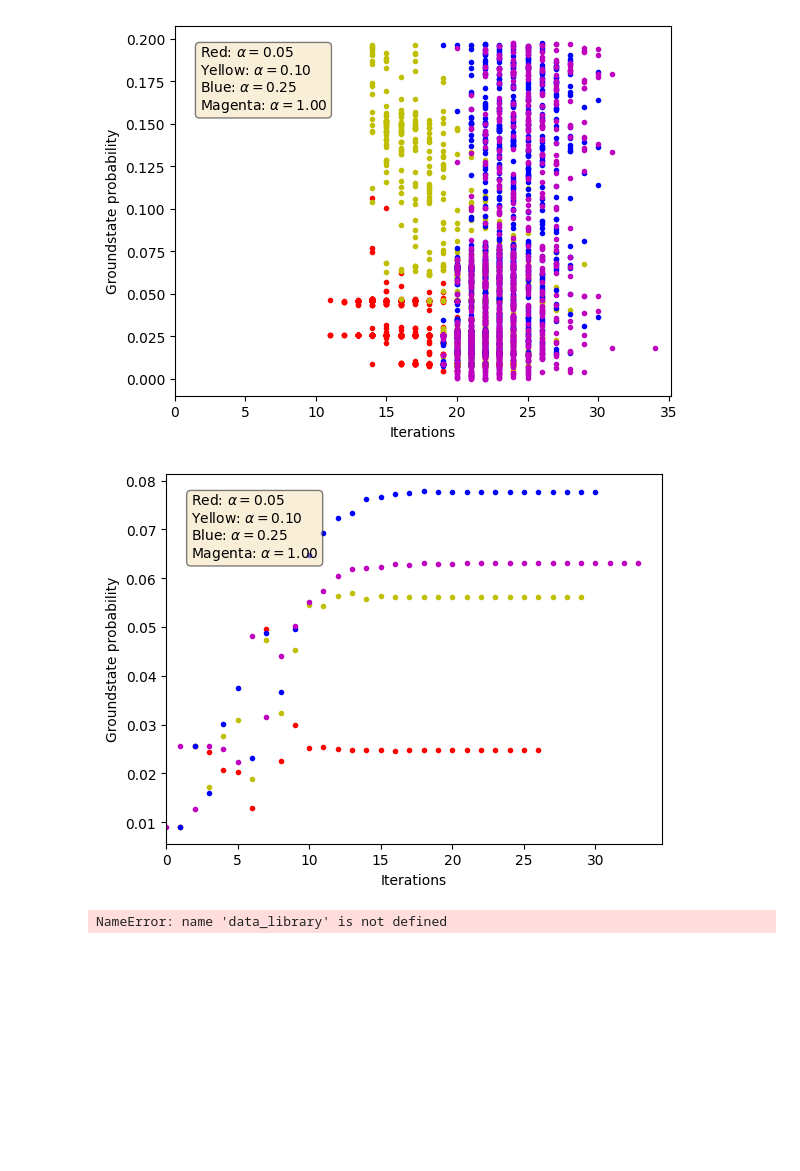
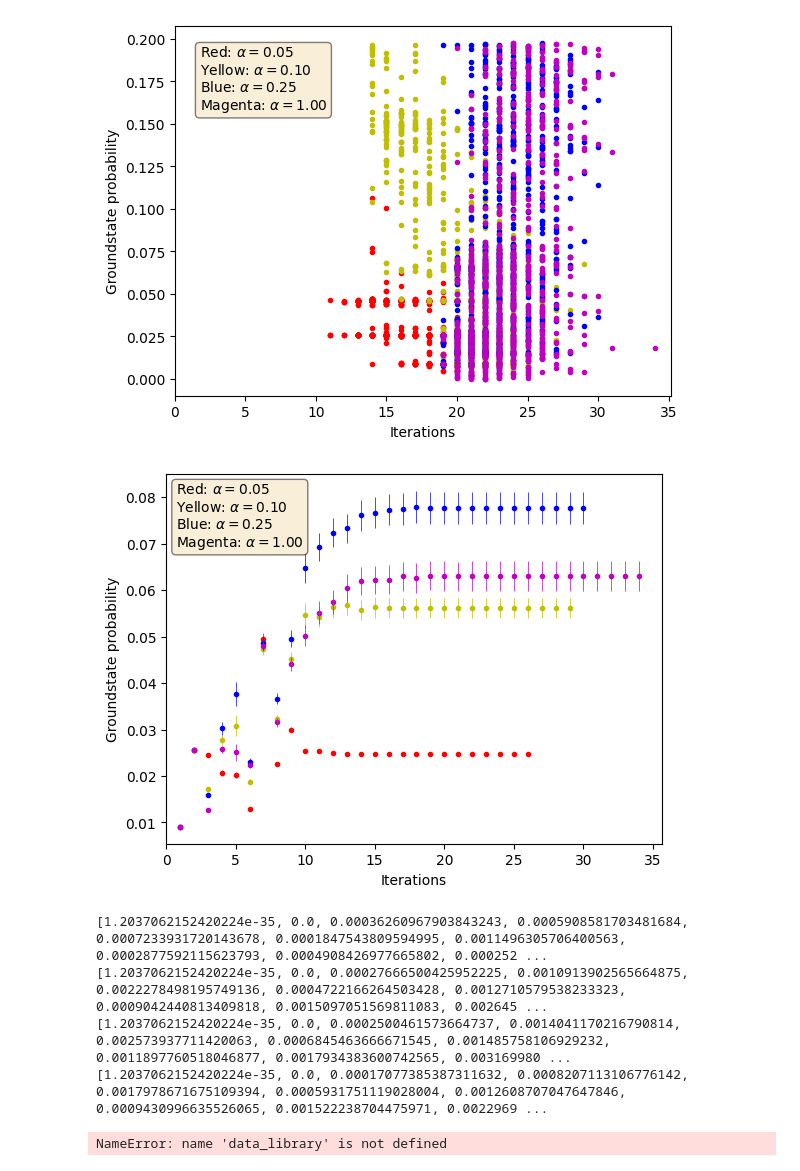
Before and after one commit to jacobljungberg/Testing_CVaR_on_QAOA, a Jupyter notebook: examples/Data_analysis.ipynb, the cells around one changed output. Cells and saved outputs as stored; diff of their text form; code cells hidden in the pictures; blank space fills up the shorter version.

Commit message:
Added variance to the average_value plot

```diff
--- a/examples/Data_analysis.ipynb
+++ b/examples/Data_analysis.ipynb
@@ -123,31 +123,30 @@ plt.show()
 
 def average_value_prob(problists): #inputen ska vara en problists (alltså en lista av ground state probabilities för en mätserie)
     average_value_list = []
+    yerr = []
 
     len_max_problist = len(max(problists, key=len)) #returnerar den längsta sublisten i problists -- alla måste bli så långa
-    #for problist in problists:
 
+    #måste appenda värden i slutet av listan (som är samma som sista värdet) så att alla listor blir lika långa som sista
     for sublist in problists:
         while len(sublist) < len_max_problist:
             sublist.append(sublist[-1])
-    #måste appenda värden i slutet av listan (som är samma som sista värdet) så att alla listor blir lika långa som sista
 
-    for i in range(len_max_problist): #beräknar medelvärdet för varje iteration
+    for i in range(len_max_problist): #beräknar medelvärdet och variansen (för error-bars) för varje iteration
         lst = [item[i] for item in problists]
-        average_value_list.append(sum(lst)/len(lst))
+        average_value_list.append(sum(lst)/len(lst)) #medelvärdet
+        yerr.append(np.var(lst)) #varians
 
 
-    #sen också lägga in en outline av hur spridda resultaten är också (error-bars)??
-
-    return average_value_list
+    return average_value_list, yerr
 # %%
 # Koden som plottar medelvärdet av alla 1000 mätningar för olika alpha
 #problists = [problist_alpha005, problist_alpha010, problist_alpha025, problist_alpha100]
 
-average_value_list005 = average_value_prob(problist_alpha005)
-average_value_list010 = average_value_prob(problist_alpha010)
-average_value_list025 = average_value_prob(problist_alpha025)
-average_value_list100 = average_value_prob(problist_alpha100)
+average_value_list005, yerr005 = average_value_prob(problist_alpha005)
+average_value_list010, yerr010 = average_value_prob(problist_alpha010)
+average_value_list025, yerr025 = average_value_prob(problist_alpha025)
+average_value_list100, yerr100 = average_value_prob(problist_alpha100)
 
 
 fig, ax = plt.subplots()
@@ -156,35 +155,56 @@ for i in range(len(average_value_list005)):
     ax.plot(i+1, average_value_list005[i], 'r.', linewidth=1)
 
 for i in range(len(average_value_list010)):
     ax.plot(i+1, average_value_list010[i], 'y.', linewidth=1)
 
 for i in range(len(average_value_list025)):
     ax.plot(i+1, average_value_list025[i], 'b.', linewidth=1)
 
 for i in range(len(average_value_list100)):
     ax.plot(i+1, average_value_list100[i], 'm.', linewidth=1)
 
+
+ax.errorbar(x=list(range(1, len(average_value_list005) + 1)),y=average_value_list005, yerr=yerr005,
+            xerr=None, linestyle='none', ecolor = 'r', elinewidth=0.5)
+
+ax.errorbar(x=list(range(1, len(average_value_list010) + 1)),y=average_value_list010, yerr=yerr010,
+            xerr=None, linestyle='none', ecolor = 'y', elinewidth=0.5)
+
+ax.errorbar(x=list(range(1, len(average_value_list025) + 1)),y=average_value_list025, yerr=yerr025,
+            xerr=None, linestyle='none', ecolor = 'b', elinewidth=0.5)
+
+ax.errorbar(x=list(range(1, len(average_value_list100) + 1)),y=average_value_list100, yerr=yerr100,
+            xerr=None, linestyle='none', ecolor = 'm', elinewidth=0.5)
+
 plt.xlabel('Iterations')
 plt.ylabel('Groundstate probability')
 
 ax.set_xlim(0)
 
 textstr = '\n'.join((
     r'Red: $\alpha=%.2f$' % 0.05,
     r'Yellow: $\alpha=%.2f$' % 0.10,
     r'Blue: $\alpha=%.2f$' % 0.25,
     r'Magenta: $\alpha=%.2f$' % 1))
 
 props = dict(boxstyle='round', facecolor='wheat', alpha=0.5)
-ax.text(0.05, 0.95, textstr,
+ax.text(0.02, 0.98, textstr,
         verticalalignment='top', horizontalalignment='left',
         transform=ax.transAxes,
         color='black', fontsize=10, bbox=props)
 
 
 plt.show()
+print(yerr005)
+print(yerr010)
+print(yerr025)
+print(yerr100)
 # %% [output]
-[figure, old version]
+[figure, new version]
+[1.2037062152420224e-35, 0.0, 0.00036260967903843243, 0.0005908581703481684, 0.0007233931720143678, 0.0001847543809594995, 0.0011496305706400563, 0.0002877592115623793, 0.0004908426977665802, 0.000252 ...
+[1.2037062152420224e-35, 0.0, 0.00027666500425952225, 0.0010913902565664875, 0.0022278498195749136, 0.0004722166264503428, 0.0012710579538233323, 0.0009042440813409818, 0.0015097051569811083, 0.002645 ...
+[1.2037062152420224e-35, 0.0, 0.0002500461573664737, 0.0014041170216790814, 0.002573937711420063, 0.0006845463666671545, 0.001485758106929232, 0.0011897760518046877, 0.0017934383600742565, 0.003169980 ...
+[1.2037062152420224e-35, 0.0, 0.00017077385387311632, 0.0008207113106776142, 0.0017978671675109394, 0.0005931751119028004, 0.0012608707047647846, 0.0009430996635526065, 0.001522238704475971, 0.0022969 ...
 # %%
 #Det här var gammal kod för att plotta, behöver ändras för att läsa dataframesen som laddats in från csverna
 #men kan ju användas som mall
```
